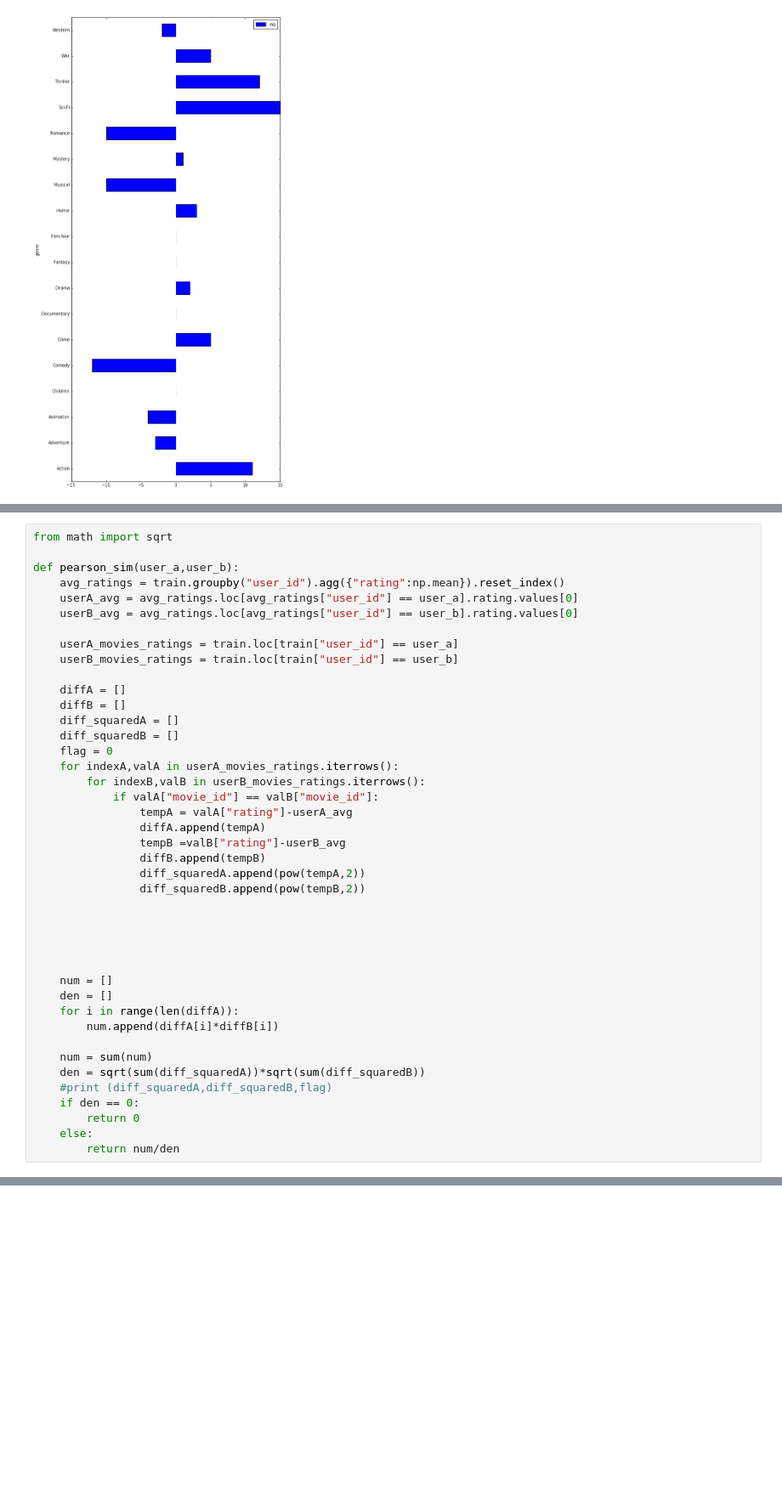
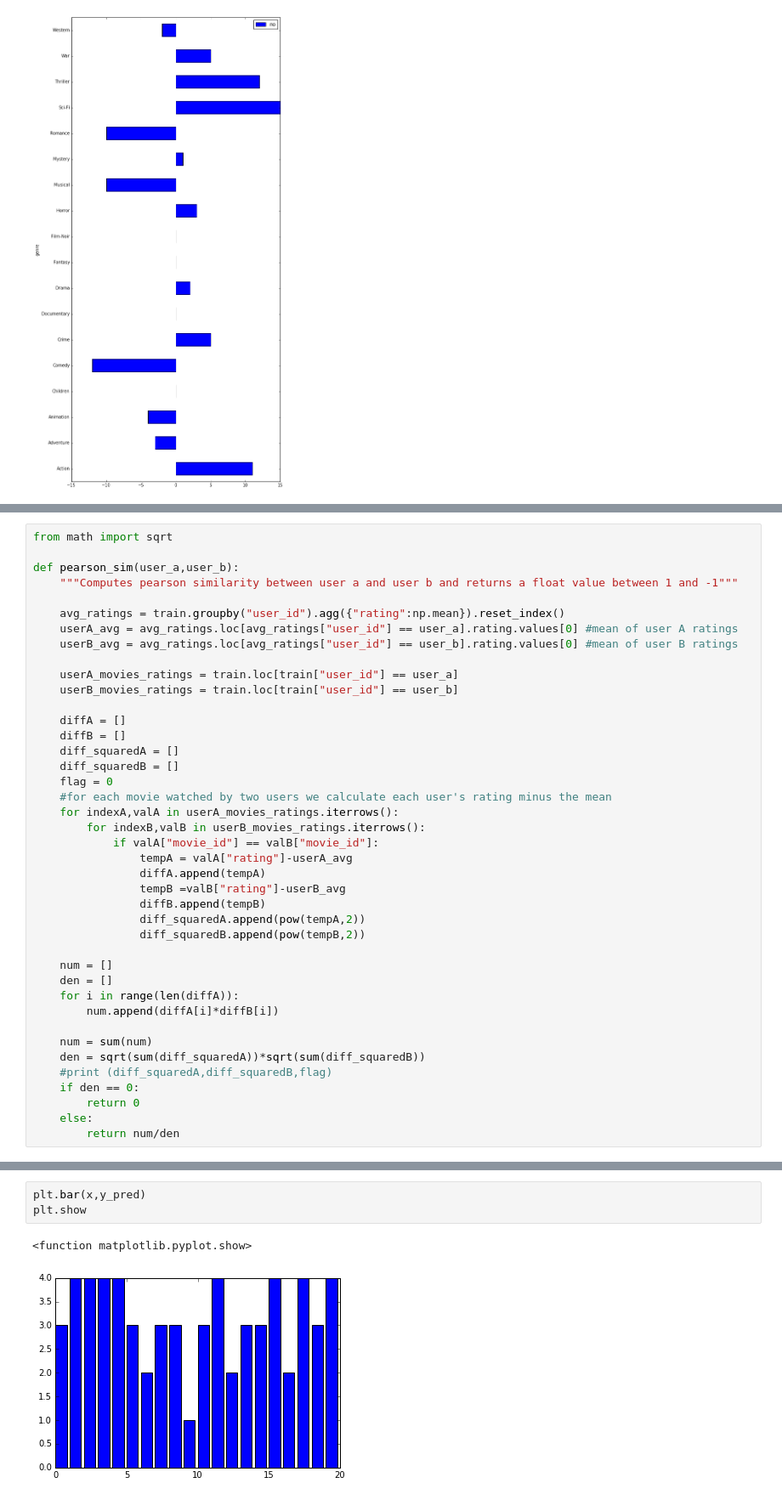
Before and after one commit to adhamgad/Machine-Learning-Nanodegree, a Jupyter notebook: P5-Recommender System/P5-Recommender systems .ipynb, the cells around one changed output, grey strips where cells are left out. Shown at 85% size. Drawn from its saved outputs; the diff is of its cells as text; blank space fills up the shorter version.

```diff
--- a/P5-Recommender System/P5-Recommender systems .ipynb
+++ b/P5-Recommender System/P5-Recommender systems .ipynb
@@ -154,9 +170,11 @@ train , test, _ , _ = train_test_split(small_data,small_data ,test_size = 0.3)
 from math import sqrt
 
 def pearson_sim(user_a,user_b):
+    """Computes pearson similarity between user a and user b and returns a float value between 1 and -1"""
+
     avg_ratings = train.groupby("user_id").agg({"rating":np.mean}).reset_index()
-    userA_avg = avg_ratings.loc[avg_ratings["user_id"] == user_a].rating.values[0]
-    userB_avg = avg_ratings.loc[avg_ratings["user_id"] == user_b].rating.values[0]
+    userA_avg = avg_ratings.loc[avg_ratings["user_id"] == user_a].rating.values[0] #mean of user A ratings
+    userB_avg = avg_ratings.loc[avg_ratings["user_id"] == user_b].rating.values[0] #mean of user B ratings
 
     userA_movies_ratings = train.loc[train["user_id"] == user_a]
     userB_movies_ratings = train.loc[train["user_id"] == user_b]
@@ -166,6 +184,7 @@ def pearson_sim(user_a,user_b):
     diff_squaredA = []
     diff_squaredB = []
     flag = 0
+    #for each movie watched by two users we calculate each user's rating minus the mean
     for indexA,valA in userA_movies_ratings.iterrows():
         for indexB,valB in userB_movies_ratings.iterrows():
             if valA["movie_id"] == valB["movie_id"]:
@@ -175,10 +194,6 @@ def pearson_sim(user_a,user_b):
                 diffB.append(tempB)
                 diff_squaredA.append(pow(tempA,2))
                 diff_squaredB.append(pow(tempB,2))
-
-
-
-
 
     num = []
     den = []
@@ -283,0 +317,6 @@ for i,j in dic.iteritems():
+# %%
+plt.bar(x,y_pred)
+plt.show
+# %% [output]
+<function matplotlib.pyplot.show>
+[figure, added]
```
Also changed, not shown: parts of 9 cells of this notebook, 2 other files.
